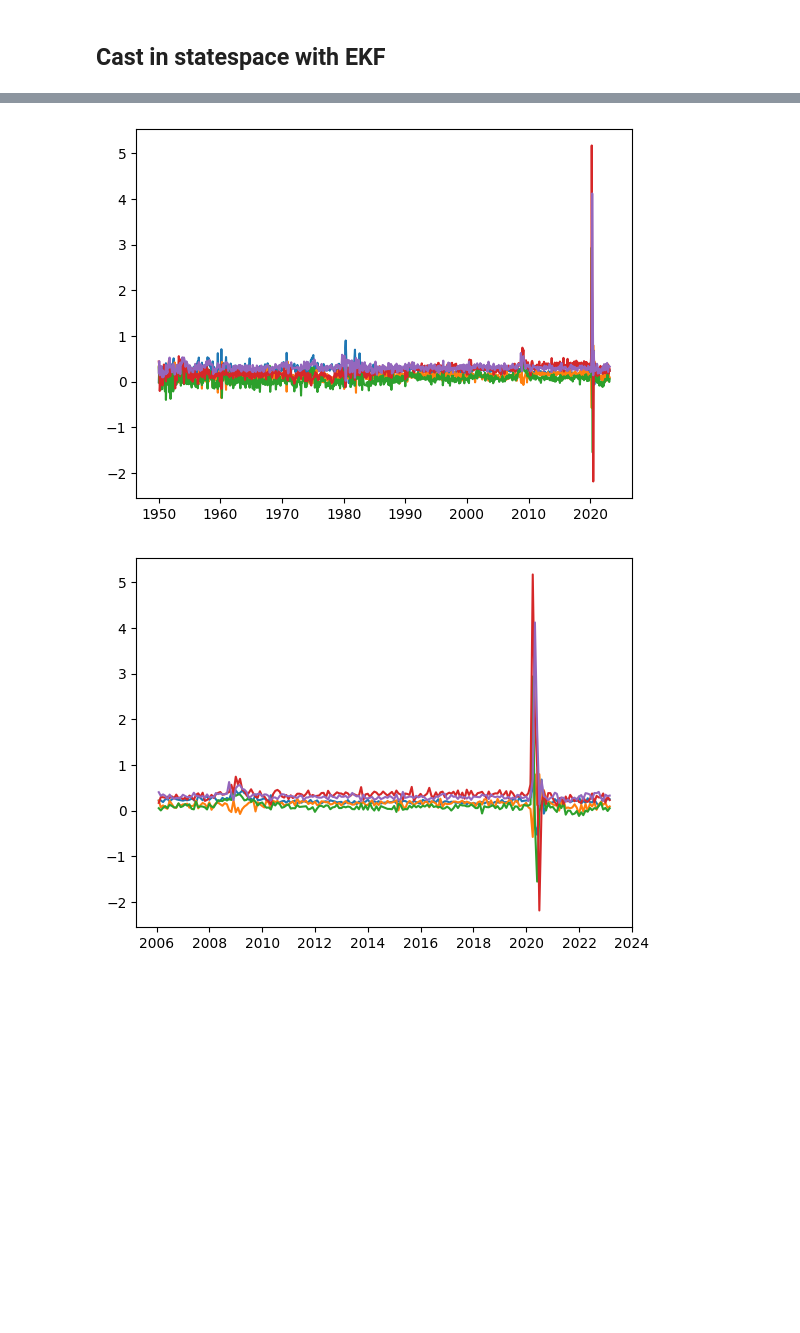
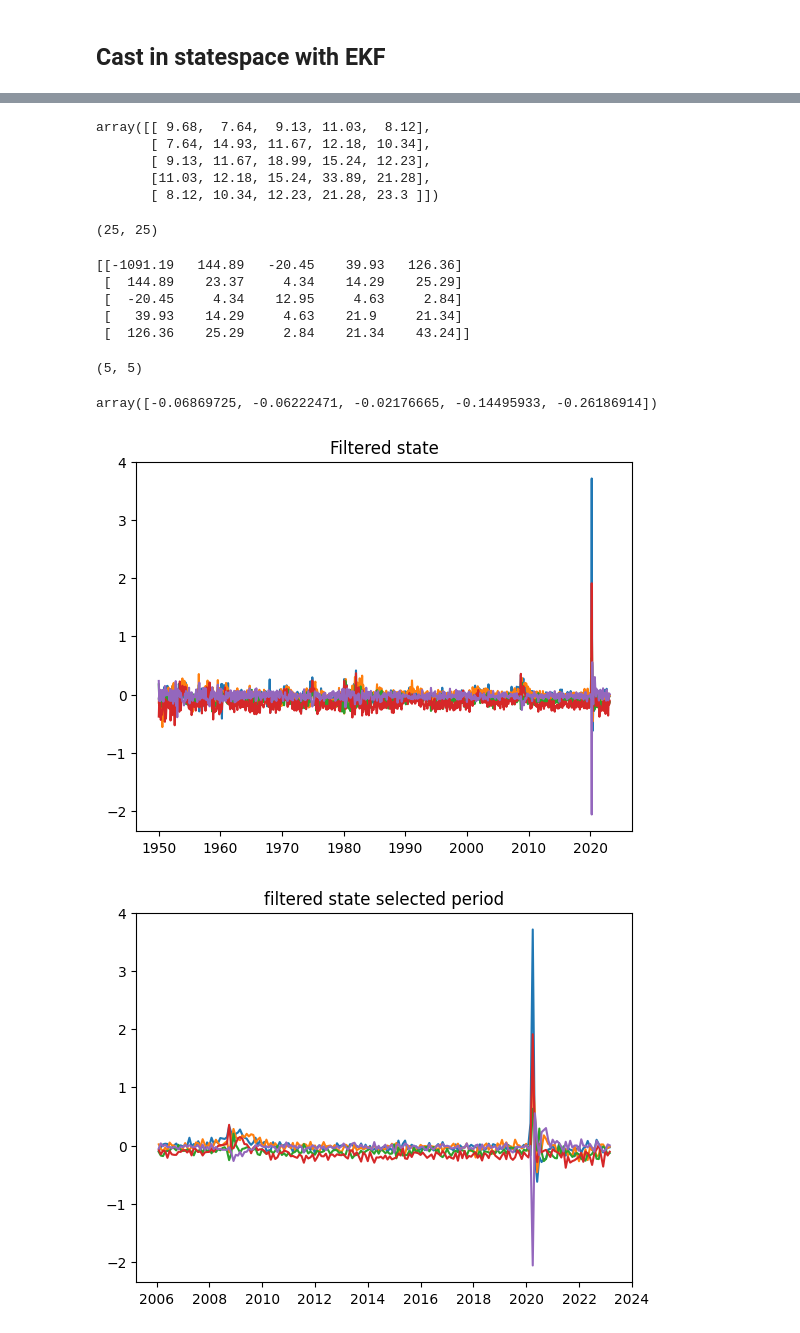
Before and after one commit to julianvanmeggelen/Thesis, a Jupyter notebook: Empirical/fredmd.ipynb, the cells around one changed output, grey strips where cells are left out. Saved outputs shown, nothing was run; the diff lists cells and outputs as text; code cells hidden in the pictures; blank space fills up the shorter version.

```diff
--- a/Empirical/fredmd.ipynb
+++ b/Empirical/fredmd.ipynb
@@ -26,6 +29,6 @@ from Andreini_data.data import load_y
 # %%
 
-y, mask, index= load_y(daterange=['1950-01-01', '2024-01-01'])
+y, mask, index, columns= load_y(daterange=['1950-01-01', '2024-01-01'])
 y[np.isnan(y)] = 0
 print(y.shape)
 plt.plot(index,y);
@@ -69,12 +82,12 @@ plt.axvline(x=index[cfg.T_train+cfg.T_val])
 [figure]
 # %%
 
-cfg.lr = 0.01
-cfg.max_iter = 20
+cfg.lr = 0.0003
+cfg.max_iter = 100
 cfg.n_epochs = 10
 cfg.obs_dim = y_train.shape[1]
-dec = Decoder(hidden_dim=[cfg.factor_dim, 20,80, cfg.obs_dim], activation=nn.Sigmoid(), lastLayerLinear=True)
-enc = Encoder(hidden_dim=[cfg.obs_dim, 80,20, cfg.factor_dim], activation=nn.Sigmoid(), lastLayerLinear=False)
+dec = Decoder(hidden_dim=[cfg.factor_dim, 40,80, cfg.obs_dim], activation=nn.Tanh(), lastLayerLinear=True)
+enc = Encoder(hidden_dim=[cfg.obs_dim, 80,40, cfg.factor_dim], activation=nn.Tanh(), lastLayerLinear=False)
 mod = AutoEncoder(enc=enc, dec=dec)
 print(f"Number of trainable paramaters {get_trainable_params(mod)}")
 errorProcess = IIDErrorProcess(n=cfg.obs_dim, T = cfg.T)
@@ -225,0 +280,13 @@ sns.heatmap(obs_cov)
+# %%
+from EKF.ekf import EKF, unconditionalVariance, unconditionalVariance2
+y = y
+Z = lambda x: mod.dec(torch.Tensor(x).float()).detach().numpy()
+Z_jacobian = lambda x: jacobian(mod.dec, torch.Tensor(x).float()).detach().numpy()
+H = obs_cov
+T = res.params[:-1]
+C = None#res.params[-1]
+R = np.diag(np.ones(cfg.factor_dim))
+Q = np.identity(cfg.factor_dim)#res.sigma_u
+a0 = np.mean(f_train_hat, axis=0)
+P0 = None#np.cov(f_train_hat.T) #None#res.sigma_u
+a, P, a_filtered  = EKF(y=y,Z=Z,Z_jacobian=Z_jacobian, H=H, T=T, R=R, Q=Q, C=None, a0=a0, P0=P0)
@@ -226,38 +342,70 @@ sns.heatmap(obs_cov)
+# %%
+np.cov(f_train_hat.T).round(2)
+# %% [output]
+array([[ 9.68,  7.64,  9.13, 11.03,  8.12],
+       [ 7.64, 14.93, 11.67, 12.18, 10.34],
+       [ 9.13, 11.67, 18.99, 15.24, 12.23],
+       [11.03, 12.18, 15.24, 33.89, 21.28],
+       [ 8.12, 10.34, 12.23, 21.28, 23.3 ]])
+# %%
+np.linalg.inv(np.identity(T.shape[0]**2)- np.kron(T,T)).shape
+# %% [output]
+(25, 25)
+# %%
+print(unconditionalVariance(T,(res.sigma_u)).round(2))
+# %% [output]
+[[-1091.19   144.89   -20.45    39.93   126.36]
+ [  144.89    23.37     4.34    14.29    25.29]
+ [  -20.45     4.34    12.95     4.63     2.84]
+ [   39.93    14.29     4.63    21.9     21.34]
+ [  126.36    25.29     2.84    21.34    43.24]]
+# %%
+res.sigma_u.shape
+# %% [output]
+(5, 5)
+# %%
+res.params[-1]
+# %% [output]
+array([-0.06869725, -0.06222471, -0.02176665, -0.14495933, -0.26186914])
 # %%
 from filterpy.kalman import ExtendedKalmanFilter as ExtendedKalmanFilter
 dim_x = cfg.factor_dim
 dim_z = cfg.obs_dim
 ekf = ExtendedKalmanFilter(dim_x, dim_z)
-#ekf.R = np.diag(np.diag(np.where(errorProcess.cov < 0, 0.0, errorProcess.cov)))
-#ekf.R = np.diag(np.diag(obs_cov))
+ekf.R = np.diag(np.diag(np.where(errorProcess.cov < 0, 0.0, errorProcess.cov)))
+#ekf.R = obs_cov
 
 #ekf.Q = res.sigma_u
 ekf.F = res.params[:-1]
 #ekf.P = res.sigma_u
 ekf.x = f_train_hat[0]
 decoder = mod.dec
 Hx = lambda state: decoder(torch.Tensor(state).float()).detach().numpy()
 HJacobian = lambda state: jacobian(decoder,torch.Tensor(state).float()).detach().numpy()
 xs = []
 zs = []
 for i in range(y.shape[0]):
     z = y[i,:]
     ekf.update(z, HJacobian, Hx)
     xs.append(ekf.x)
     ekf.predict()
     zs.append(ekf.z)
 plt.plot(index, np.stack(xs));
+plt.title('Filtered state')
 plt.figure()
 i = np.argwhere((index > '2006') & (index < '2012')).min()
 plt.plot(index[i:], np.stack(xs)[i:]);
+plt.title('filtered state selected period')
 plt.figure()
 flip = True
 CI_filtered = computeCI(F, np.stack(xs))
 plt.plot(index[i:],CI_filtered[i:] * (-1 if flip else 1))
+plt.title('Filtered composite index selected period')
 plt.figure()
 plt.plot(index, CI_filtered * (-1 if flip else 1))
+plt.title('Filtered composite index whole period')
 plt.figure()
 plt.plot(index, np.stack(zs));
 # %% [output]
-[figure, old version]
+[figure, new version]
-[figure, old version]
+[figure, new version]
```
Also changed, not shown: parts of 26 cells of this notebook, 2 other files.
